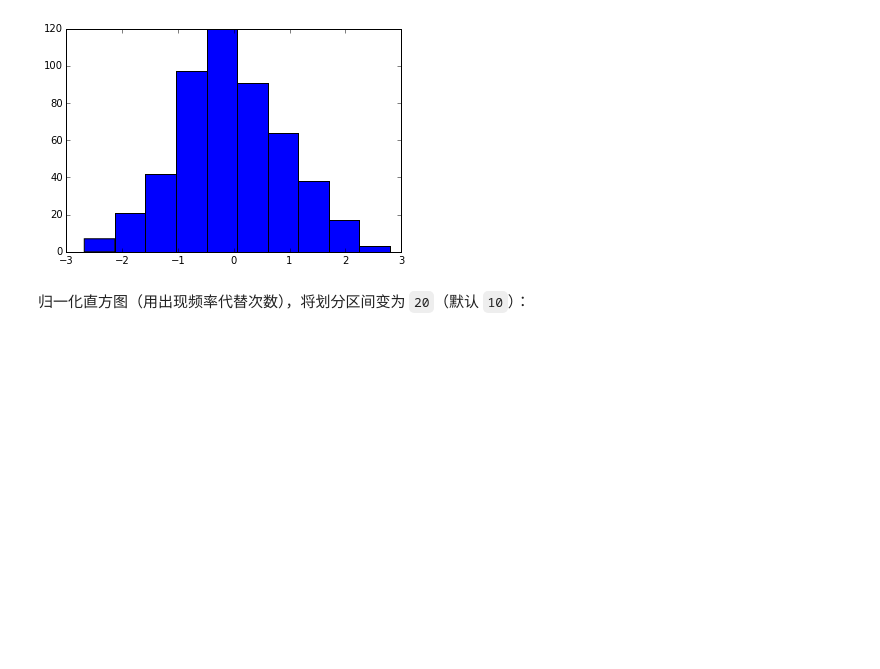
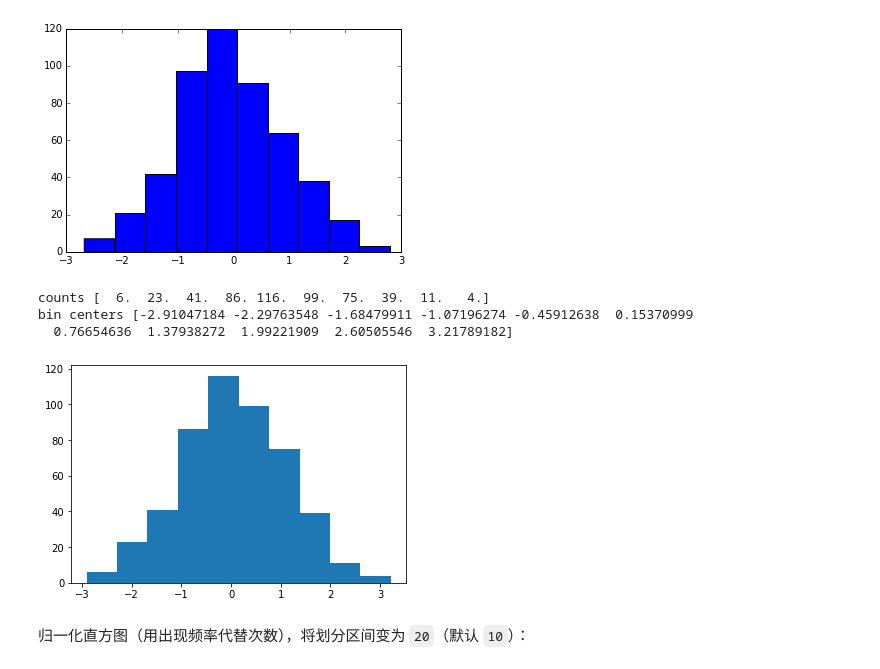
Before and after one commit to mockingtao/python_notes, a Jupyter notebook: 04-scipy/0403_概率统计方法.ipynb, the cells around one changed output. Saved outputs shown, nothing was run; the diff lists cells and outputs as text; code cells hidden in the pictures; blank space fills up the shorter version.

```diff
--- a/04-scipy/0403_概率统计方法.ipynb
+++ b/04-scipy/0403_概率统计方法.ipynb
@@ -126,6 +131,16 @@ counts,  [   7.   21.   42.   97.  120.   91.   64.   38.   17.    3.]
 bin centers [-2.68067801 -2.13266147 -1.58464494 -1.0366284  -0.48861186  0.05940467
   0.60742121  1.15543774  1.70345428  2.25147082  2.79948735]
 [figure]
+# %%
+# cc
+h = hist(x_norm)
+print('counts', h[0])
+print('bin centers', h[1])
+# %% [output]
+counts [  6.  23.  41.  86. 116.  99.  75.  39.  11.   4.]
+bin centers [-2.91047184 -2.29763548 -1.68479911 -1.07196274 -0.45912638  0.15370999
+  0.76654636  1.37938272  1.99221909  2.60505546  3.21789182]
+[figure, added]
 # %% [markdown]
 归一化直方图（用出现频率代替次数），将划分区间变为 `20`（默认 `10`）：
 # %%
```
Also changed, not shown: parts of 10 cells of this notebook.
